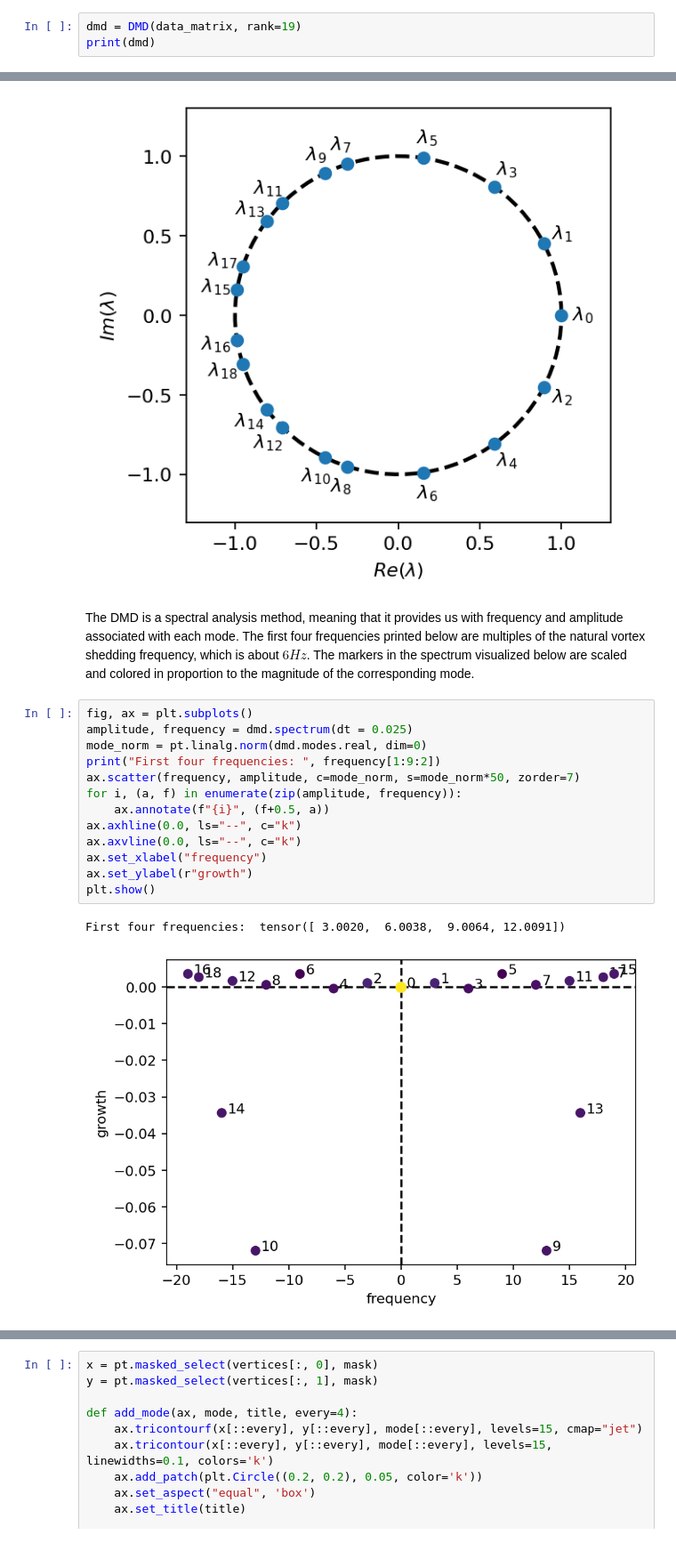
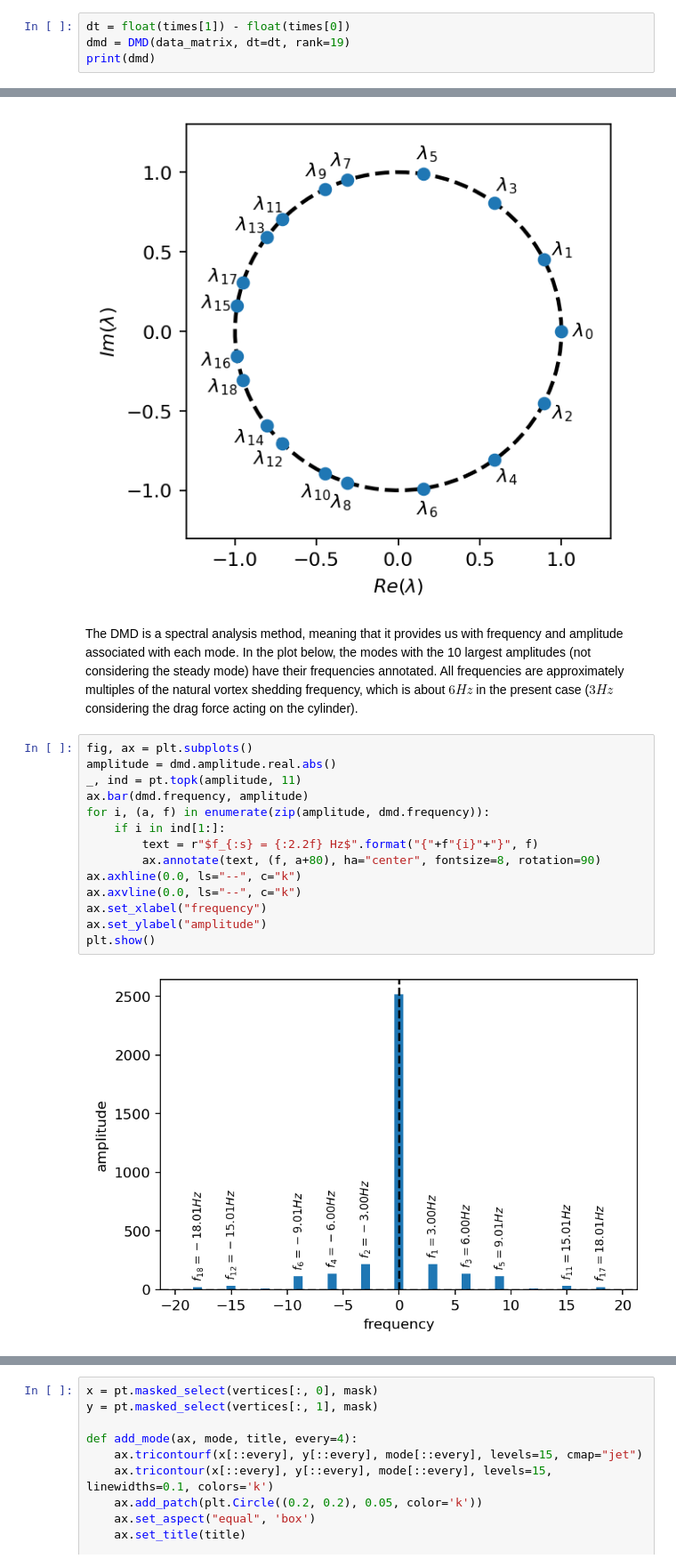
Before and after one commit to FlowModelingControl/flowtorch, a Jupyter notebook: docs/source/notebooks/dmd_cylinder.ipynb, the cells around one changed output, grey strips where cells are left out. Shown at 89% size. Cells and saved outputs as stored; diff of their text form.

Commit message:
Update DMD cylinder notebook based on new DMD class interface.

```diff
--- a/docs/source/notebooks/dmd_cylinder.ipynb
+++ b/docs/source/notebooks/dmd_cylinder.ipynb
@@ -53,5 +55,6 @@ One important step within the DMD is the truncated SVD. By looking at the singua
 # %%
-dmd = DMD(data_matrix, rank=19)
+dt = float(times[1]) - float(times[0])
+dmd = DMD(data_matrix, dt=dt, rank=19)
 print(dmd)
 # %% [output]
 SVD:
@@ -79,20 +82,20 @@ plt.show()
 # %% [output]
 [figure]
 # %% [markdown]
-The DMD is a spectral analysis method, meaning that it provides us with frequency and amplitude associated with each mode. The first four frequencies printed below are multiples of the natural vortex shedding frequency, which is about $6Hz$. The markers in the spectrum visualized below are scaled and colored in proportion to the magnitude of the corresponding mode.
+The DMD is a spectral analysis method, meaning that it provides us with frequency and amplitude associated with each mode. In the plot below, the modes with the 10 largest amplitudes (not considering the steady mode) have their frequencies annotated. All frequencies are approximately multiples of the natural vortex shedding frequency, which is about $6Hz$ in the present case ($3Hz$ considering the drag force acting on the cylinder).
 # %%
 fig, ax = plt.subplots()
-amplitude, frequency = dmd.spectrum(dt = 0.025)
-mode_norm = pt.linalg.norm(dmd.modes.real, dim=0)
-print("First four frequencies: ", frequency[1:9:2])
-ax.scatter(frequency, amplitude, c=mode_norm, s=mode_norm*50, zorder=7)
-for i, (a, f) in enumerate(zip(amplitude, frequency)):
-    ax.annotate(f"{i}", (f+0.5, a))
+amplitude = dmd.amplitude.real.abs()
+_, ind = pt.topk(amplitude, 11)
+ax.bar(dmd.frequency, amplitude)
+for i, (a, f) in enumerate(zip(amplitude, dmd.frequency)):
+    if i in ind[1:]:
+        text = r"$f_{:s} = {:2.2f} Hz$".format("{"+f"{i}"+"}", f)
+        ax.annotate(text, (f, a+80), ha="center", fontsize=8, rotation=90)
 ax.axhline(0.0, ls="--", c="k")
 ax.axvline(0.0, ls="--", c="k")
 ax.set_xlabel("frequency")
-ax.set_ylabel(r"growth")
+ax.set_ylabel("amplitude")
 plt.show()
 # %% [output]
-First four frequencies:  tensor([ 3.0020,  6.0038,  9.0064, 12.0091])
-[figure, old version]
+[figure, new version]
```
Also changed, not shown: parts of 9 cells of this notebook.
